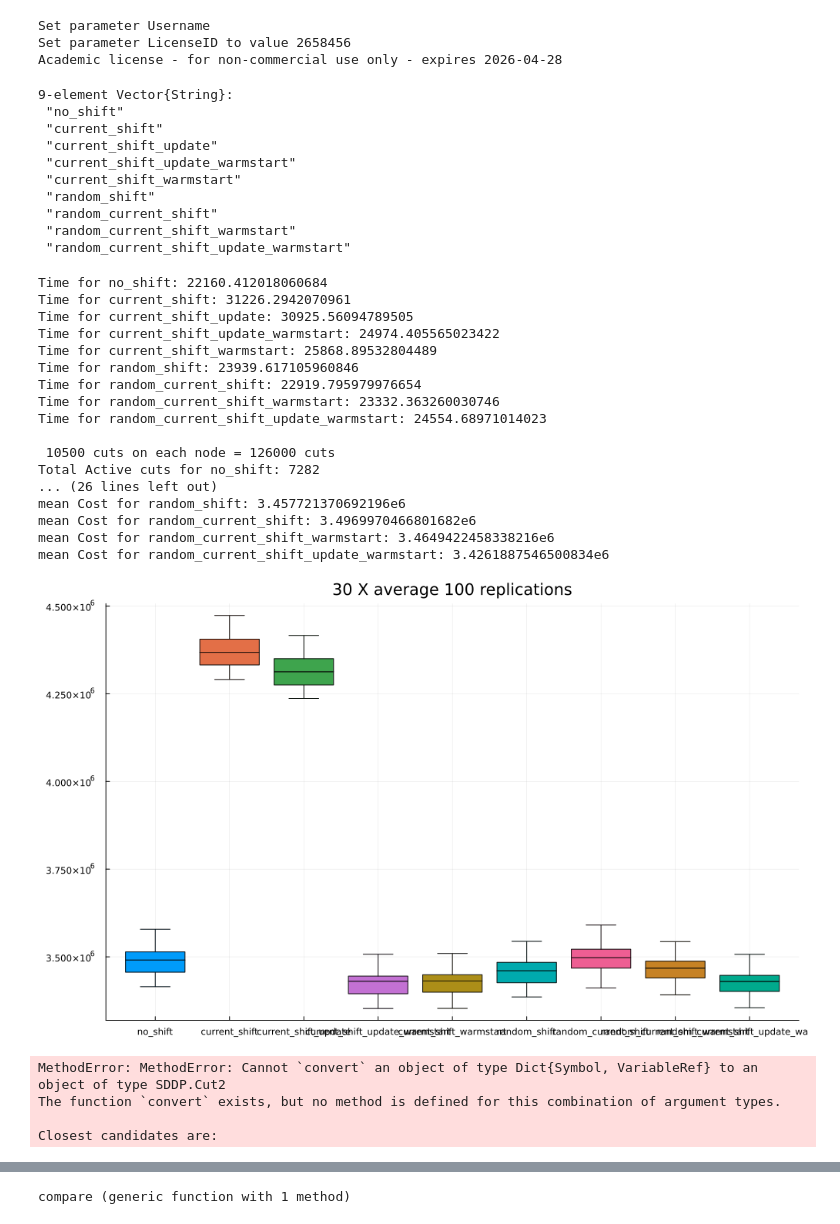
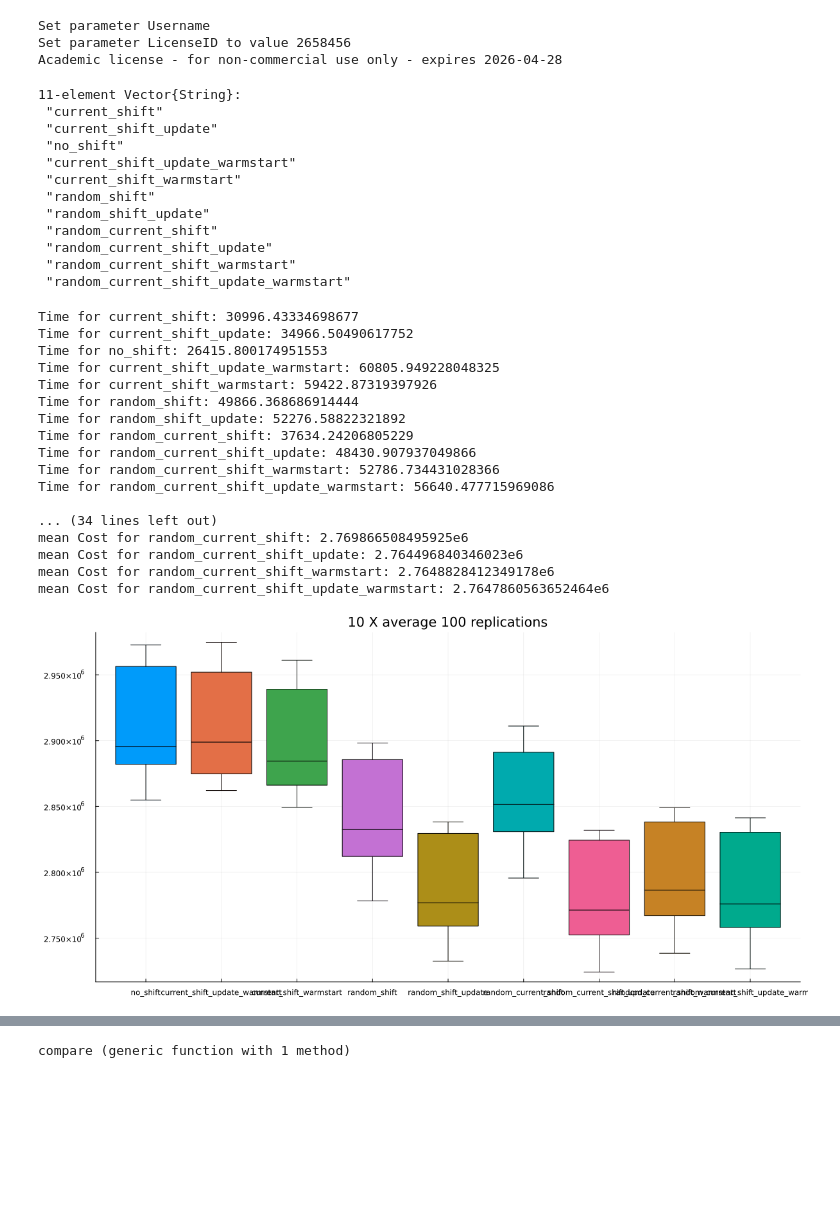
Before and after one commit to MathisAzema/SDDP.jl, a Jupyter notebook: post_results.ipynb, the cells around one changed output, grey strips where cells are left out. Cells and saved outputs as stored; diff of their text form; code cells hidden in the pictures; blank space fills up the shorter version.

```diff
--- a/post_results.ipynb
+++ b/post_results.ipynb
@@ -18,27 +18,30 @@ Set parameter Username
 Set parameter LicenseID to value 2658456
 Academic license - for non-commercial use only - expires 2026-04-28
 # %%
-shift_list=[SDDP.no_shift, SDDP.current_shift, SDDP.current_shift_update, SDDP.current_shift_update_warmstart, SDDP.current_shift_warmstart, SDDP.random_shift, SDDP.random_current_shift, SDDP.random_current_shift_warmstart, SDDP.random_current_shift_update_warmstart]
+shift_list=[SDDP.current_shift, SDDP.current_shift_update, SDDP.no_shift, SDDP.current_shift_update_warmstart, SDDP.current_shift_warmstart, SDDP.random_shift, SDDP.random_shift_update, SDDP.random_current_shift, SDDP.random_current_shift_update, SDDP.random_current_shift_warmstart, SDDP.random_current_shift_update_warmstart]
 labels=string.(shift_list)
 # %% [output]
-9-element Vector{String}:
- "no_shift"
+11-element Vector{String}:
  "current_shift"
  "current_shift_update"
+ "no_shift"
  "current_shift_update_warmstart"
  "current_shift_warmstart"
  "random_shift"
+ "random_shift_update"
  "random_current_shift"
+ "random_current_shift_update"
  "random_current_shift_warmstart"
  "random_current_shift_update_warmstart"
 # %%
-time_dict  = Dict(shift => Serialization.deserialize("results/N100/$(shift)/time.jls")  for shift in shift_list)
-N=9
+time_dict  = Dict(shift => Serialization.deserialize("results/10000cutsP1/$(shift)/time.jls")  for shift in shift_list)
+N=11
+K=30
 for i in 1:N
     println("Time for $(labels[i]): ", time_dict[shift_list[i]])
 end
-println("\n 10500 cuts on each node = 126000 cuts")
-active_cuts_dict  = Dict(shift => Serialization.deserialize("results/N100/$(shift)/active_cuts.jls")  for shift in shift_list)
+println("\n 1000 cuts on each node = 12000 cuts")
+active_cuts_dict  = Dict(shift => Serialization.deserialize("results/10000cutsP1/$(shift)/active_cuts.jls")  for shift in shift_list)
 for i in 1:N
     println("Total Active cuts for $(labels[i]): ", sum(active_cuts_dict[shift_list[i]]))
 end
@@ -47,26 +50,26 @@ for i in 1:N
     println("Active cuts for $(labels[i]): ", active_cuts_dict[shift_list[i]])
 end
 println("\n ")
-Cost=[Serialization.deserialize("results/N100/oos/oos$j.jls") for j in 1:30]
-Cost=[Dict(string(shift) => mean(value)  for (shift, value) in Cost[j]) for j in 1:30]
+Cost=[Serialization.deserialize("results/10000cutsP1/oos/oos$j.jls") for j in 1:K]
+Cost=[Dict(string(shift) => mean(value)  for (shift, value) in Cost[j]) for j in 1:K]
 for i in 1:N
-    println("mean Cost for $(labels[i]): ", mean([Cost[j][labels[i]] for j in 1:30]))
+    println("mean Cost for $(labels[i]): ", mean([Cost[j][labels[i]] for j in 1:K]))
 end
 # %% [output]
-Time for no_shift: 22160.412018060684
-Time for current_shift: 31226.2942070961
-Time for current_shift_update: 30925.56094789505
-Time for current_shift_update_warmstart: 24974.405565023422
-Time for current_shift_warmstart: 25868.89532804489
-Time for random_shift: 23939.617105960846
-Time for random_current_shift: 22919.795979976654
-Time for random_current_shift_warmstart: 23332.363260030746
-Time for random_current_shift_update_warmstart: 24554.68971014023
+Time for current_shift: 30996.43334698677
+Time for current_shift_update: 34966.50490617752
+Time for no_shift: 26415.800174951553
+Time for current_shift_update_warmstart: 60805.949228048325
+Time for current_shift_warmstart: 59422.87319397926
+Time for random_shift: 49866.368686914444
+Time for random_shift_update: 52276.58822321892
+Time for random_current_shift: 37634.24206805229
+Time for random_current_shift_update: 48430.907937049866
+Time for random_current_shift_warmstart: 52786.734431028366
+Time for random_current_shift_update_warmstart: 56640.477715969086
 
- 10500 cuts on each node = 126000 cuts
-Total Active cuts for no_shift: 7282
-... (26 lines left out)
-mean Cost for random_shift: 3.457721370692196e6
-mean Cost for random_current_shift: 3.4969970466801682e6
-mean Cost for random_current_shift_warmstart: 3.4649422458338216e6
-mean Cost for random_current_shift_update_warmstart: 3.4261887546500834e6
+... (34 lines left out)
+mean Cost for random_current_shift: 2.769866508495925e6
+mean Cost for random_current_shift_update: 2.764496840346023e6
+mean Cost for random_current_shift_warmstart: 2.7648828412349178e6
+mean Cost for random_current_shift_update_warmstart: 2.7647860563652464e6
@@ -73,15 +109,16 @@ mean Cost for random_current_shift_update_warmstart: 3.4261887546500834e6
 # %%
 # H=[mean.(Serialization.deserialize("results/141_without/oos/oos$i.jls")) for i in 1:30]
+K=3
 
-mean_shift=[[Cost[i][labels[k]] for i in 1:30] for k in 1:N]
+mean_shift=[[Cost[i][labels[k]] for i in 1:10] for k in K:N]
 
 valeurs = vcat(mean_shift)
 
-p=boxplot(valeurs, xticks = (1:N, labels), title="30 X average 100 replications", legend=false, size=(1000, 600))
+p=boxplot(valeurs, xticks = (1:N-K+1, labels[K:N]), title="10 X average 100 replications", legend=false, size=(1200, 600))
 # %% [output]
-[figure, old version]
+[figure, new version]
 # %%
-model_dict = Dict(shift => Serialization.deserialize("results/N100/$(shift)/model.jls") for shift in shift_list)
+model_dict = Dict(shift => Serialization.deserialize("results/10000cutsP1/$(shift)/model.jls") for shift in shift_list)
 # cuts_dict  = Dict(shift => Serialization.deserialize("results/141_without/$(shift)/Cuts.jls")  for shift in shift_list)
 # time_dict  = Dict(shift => Serialization.deserialize("results/141_without/$(shift)/time.jls")  for shift in shift_list)
 
@@ -91,11 +128,6 @@ for shift in shift_list
         set_optimizer(model_dict[shift][i].subproblem, optimizer)
     end
 end
-# %% [output]
-MethodError: MethodError: Cannot `convert` an object of type Dict{Symbol, VariableRef} to an object of type SDDP.Cut2
-The function `convert` exists, but no method is defined for this combination of argument types.
-
-Closest candidates are:
 # %%
 for shift in shift_list
     for i in 1:12
```
Also changed, not shown: parts of 3 cells of this notebook, 6 other files.
